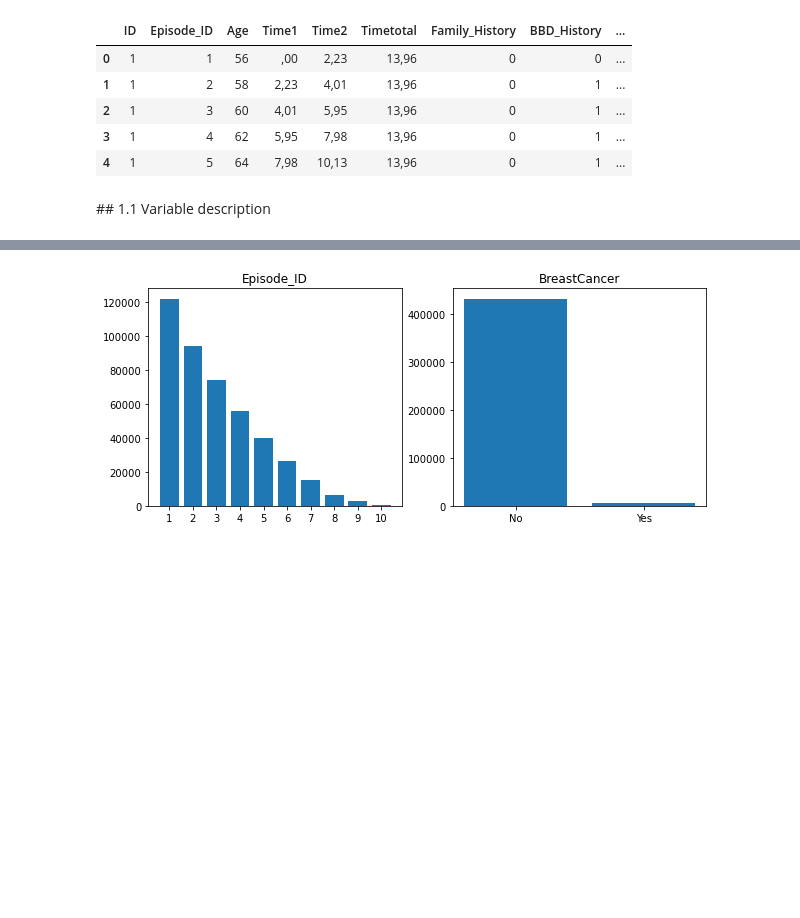
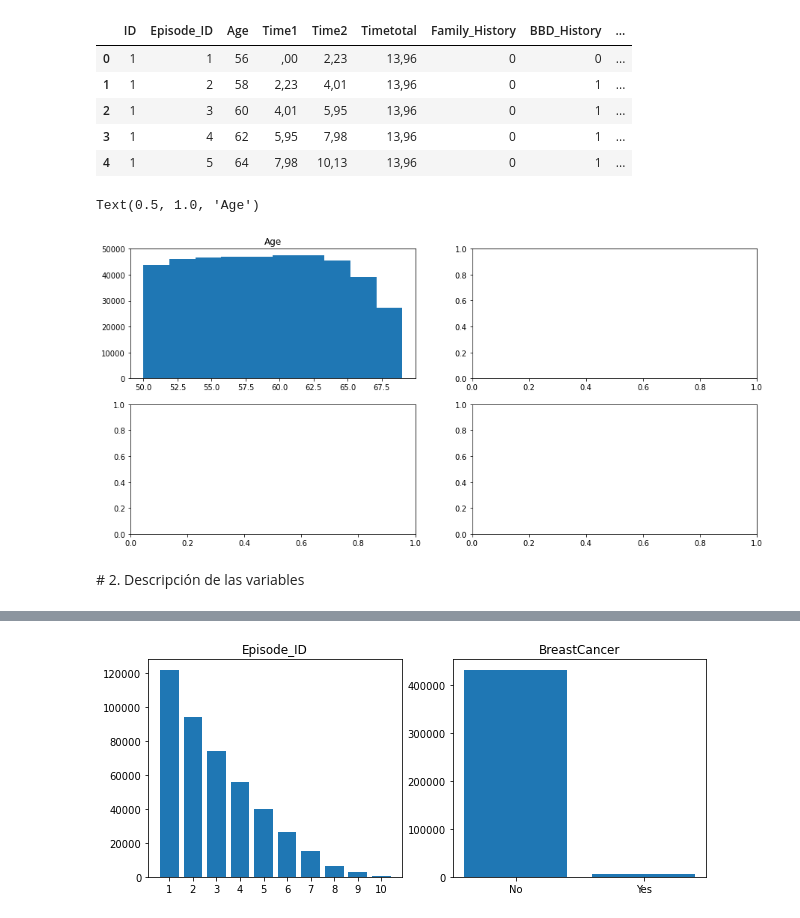
Before and after one commit to Txibani/tfm-code, a Jupyter notebook: notebooks/ORIGINAL_DATASET_ANALYSIS.ipynb, the cells around one changed output, grey strips where cells are left out. Cells and saved outputs as stored; diff of their text form; code cells hidden in the pictures; blank space fills up the shorter version.

```diff
--- a/notebooks/ORIGINAL_DATASET_ANALYSIS.ipynb
+++ b/notebooks/ORIGINAL_DATASET_ANALYSIS.ipynb
@@ -42,8 +37,17 @@ data.head(5)
 | 2 | 1 | 3 | 60 | 4,01 | 5,95 | 13,96 | 0 | 1 | ... |
 | 3 | 1 | 4 | 62 | 5,95 | 7,98 | 13,96 | 0 | 1 | ... |
 | 4 | 1 | 5 | 64 | 7,98 | 10,13 | 13,96 | 0 | 1 | ... |
+# %%
+fig, ax = plt.subplots(2, 2, figsize = (15, 7))
+ax[0, 0].hist(data["Age"])
+
+
+ax[0, 0].set_title("Age")
+# %% [output]
+Text(0.5, 1.0, 'Age')
+[figure, added]
 # %% [markdown]
-## 1.1 Variable description
+# 2. Descripción de las variables
 # %% [markdown]
 Descripción de las variables que conforman el dataset:
 
```
Also changed, not shown: parts of 31 cells of this notebook, 3 other files.
